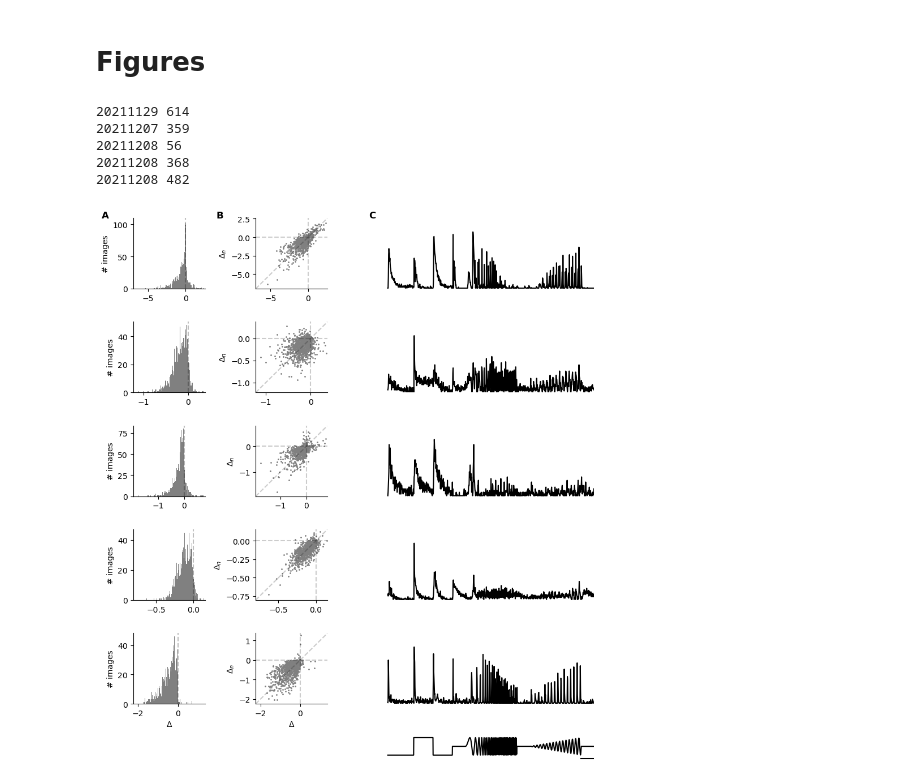
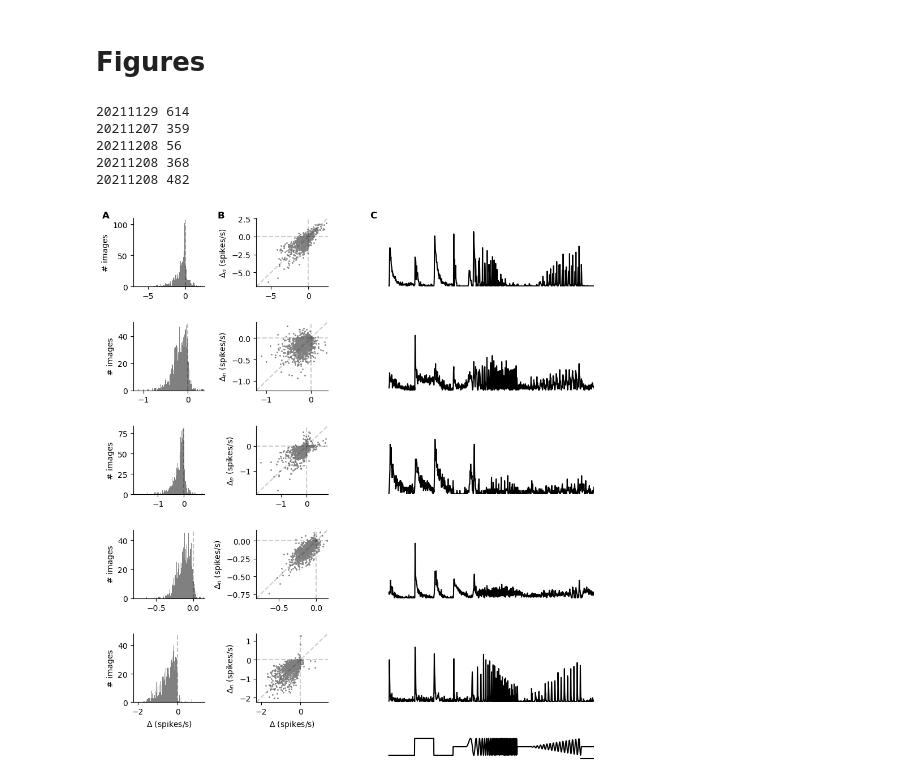
Before and after one commit to sagoethals/Defocus_detection_2024, a Jupyter notebook: SUPP_figure_Other_cell_types.ipynb, the cells around one changed output. Cells and saved outputs as stored; diff of their text form; code cells hidden in the pictures.

```diff
--- a/SUPP_figure_Other_cell_types.ipynb
+++ b/SUPP_figure_Other_cell_types.ipynb
@@ -1,5 +1,5 @@
 # %%
-rootF = 'D:/Data/Paper defocus/'
+rootF = 'D:/Data/Paper defocus/Defocus detection data/'
 # %%
 
 import csv
@@ -206,7 +206,7 @@ ax2.spines['top'].set_visible(False)
 ax2.spines['right'].set_visible(False)
 ax2.set_ylim(lim_min, lim_max)
 ax2.set_xlim(lim_min, lim_max)
-ax2.set_ylabel('$\Delta_n$')
+ax2.set_ylabel('$\Delta_n$ (spikes/s)')
 ax2.text(1.75 * lim_min, lim_max, 'B', color='k', fontsize = 12, weight='bold')
 
 # Chirp
@@ -255,7 +255,7 @@ ax2.spines['top'].set_visible(False)
 ax2.spines['right'].set_visible(False)
 ax2.set_ylim(lim_min, lim_max)
 ax2.set_xlim(lim_min, lim_max)
-ax2.set_ylabel('$\Delta_n$')
+ax2.set_ylabel('$\Delta_n$ (spikes/s)')
 
 ### Chirp
 ax = fig.add_subplot(GS[1,2])
@@ -301,7 +301,7 @@ ax2.spines['top'].set_visible(False)
 ax2.spines['right'].set_visible(False)
 ax2.set_ylim(lim_min, lim_max)
 ax2.set_xlim(lim_min, lim_max)
-ax2.set_ylabel('$\Delta_n$')
+ax2.set_ylabel('$\Delta_n$ (spikes/s)')
 
 ### Chirp
 ax = fig.add_subplot(GS[2,2])
@@ -343,7 +343,7 @@ ax2.spines['top'].set_visible(False)
 ax2.spines['right'].set_visible(False)
 ax2.set_ylim(lim_min, lim_max)
 ax2.set_xlim(lim_min, lim_max)
-ax2.set_ylabel('$\Delta_n$')
+ax2.set_ylabel('$\Delta_n$ (spikes/s)')
 
 ### Chirp
 ax = fig.add_subplot(GS[3,2])
@@ -373,7 +373,7 @@ ax.hist(dAct_original, bins=100, color='grey')
 ax.spines['top'].set_visible(False)
 ax.spines['right'].set_visible(False)
 ax.set_xlim(lim_min, lim_max)
-ax.set_xlabel('$\Delta$')
+ax.set_xlabel('$\Delta$ (spikes/s)')
 ax.set_ylabel('# images')
 
 ax2 = fig.add_subplot(GS[4,1])
@@ -385,37 +385,37 @@ ax2.spines['top'].set_visible(False)
 ax2.spines['right'].set_visible(False)
 ax2.set_ylim(lim_min, lim_max)
 ax2.set_xlim(lim_min, lim_max)
-ax2.set_ylabel('$\Delta_n$')
-ax2.set_xlabel('$\Delta$')
+ax2.set_ylabel('$\Delta_n$ (spikes/s)')
+ax2.set_xlabel('$\Delta$ (spikes/s)')
 
 ### Chirp
 ax = fig.add_subplot(GS[4,2])
 # ax.set_title('??')
 ax.plot(np.linspace(0,32,800), cell_data[cell_nb]['psth']/np.amax(cell_data[cell_nb]['psth']), 'k')
 ax.set_ylim(-0.01,1.25)
 ax.set_xlim(-1.5,32)
 ax.axis('off')
 
 ### Chirp stim
 euler_vec= get_euler()
 ax = fig.add_subplot(GS[5,2])
 ax.plot(np.linspace(0,32,1600), euler_vec[150:1750,1]/np.amax(euler_vec[150:1750,1]), color='k')
 ax.plot([30,32],[-0.2,-0.2], 'k-')
 ax.set_ylim(-0.3,1.05)
 ax.set_xlim(-1.5,32)
 ax.axis('off')
 
 tight_layout()
 
 ### Save figure
 fig_path = 'T:/Documents/Papier defocus/figures/papier/'
 fsave = fig_path + 'Supp_fig_other_cells'
 # fig.savefig(fsave+'.pdf', format='pdf', dpi=300)
-# fig.savefig(fsave+'.png', format='png', dpi=300)
+fig.savefig(fsave+'.png', format='png', dpi=300)
 # %% [output]
 20211129 614
 20211207 359
 20211208 56
 20211208 368
 20211208 482
-[figure, old version]
+[figure, new version]
```
Also changed, not shown: 2 other files.
